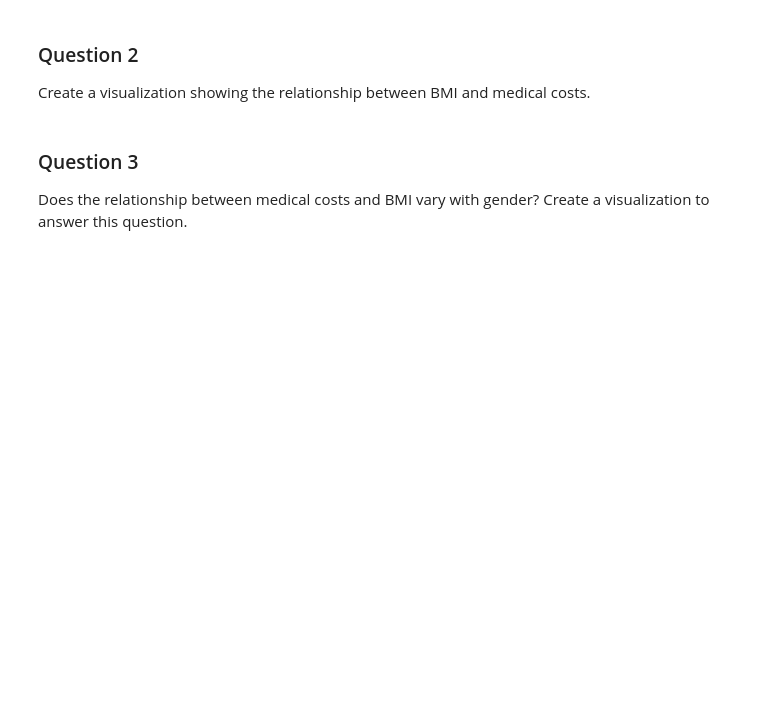
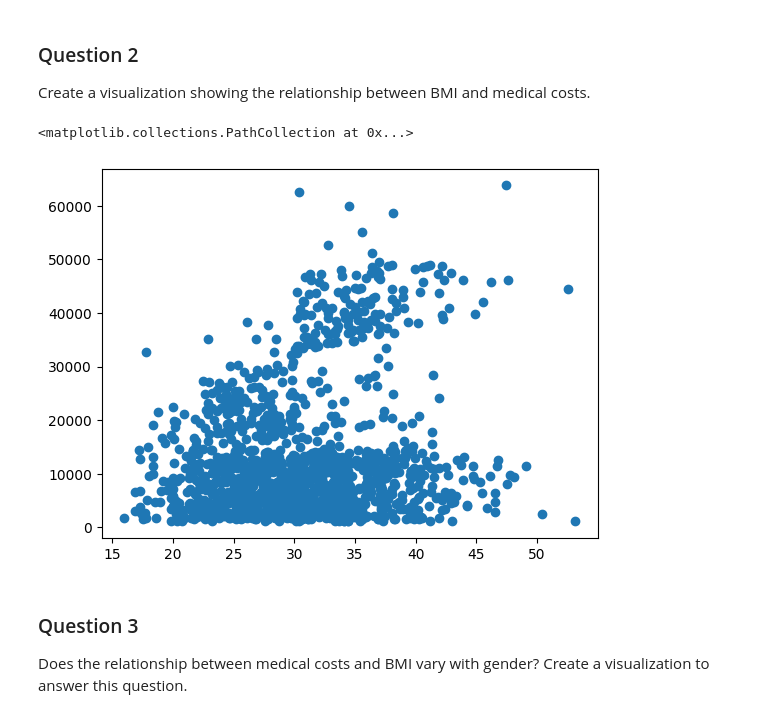
Before and after one commit to tonyliang19/ECON323_2023_Spring, a Jupyter notebook: problem_sets/problem_set_6.ipynb, the cells around one changed output. Saved outputs shown, nothing was run; the diff lists cells and outputs as text; code cells hidden in the pictures; blank space fills up the shorter version.

```diff
--- a/problem_sets/problem_set_6.ipynb
+++ b/problem_sets/problem_set_6.ipynb
@@ -45,6 +73,13 @@ Create a visualization showing the relationship between smoking and medical cost
 Create a visualization showing the relationship between BMI and medical costs.
 # %%
 # your code here
+
+# showing the relationship between BMI and medical costs.
+fig, ax = plt.subplots()
+ax.scatter(x = insure["bmi"], y = insure["charges"])
+# %% [output]
+<matplotlib.collections.PathCollection at 0x...>
+[figure, added]
 # %% [markdown]
 ### Question 3
 
```
Also changed, not shown: parts of 6 cells of this notebook.
